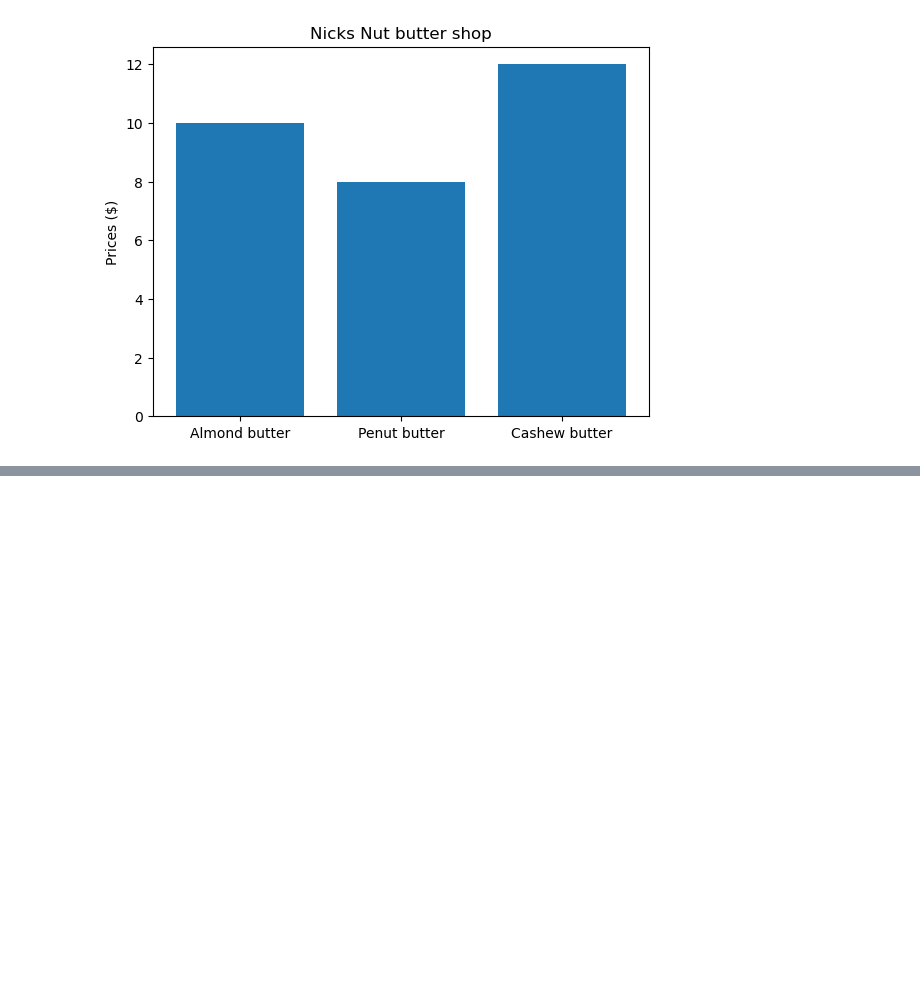
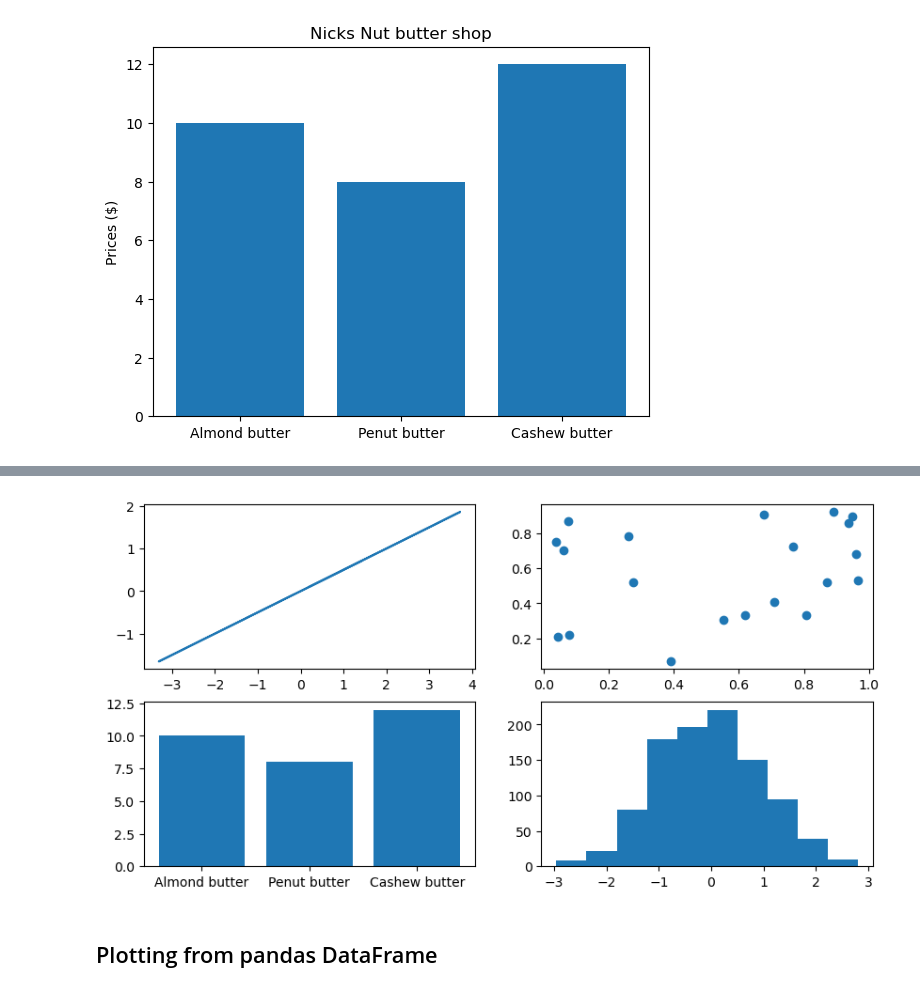
Before and after one commit to nikhilkanbarkar/data-science-and-machine-learning, a Jupyter notebook: 04-Matplotlib/IntroToMatplotlib.ipynb, the cells around one changed output, grey strips where cells are left out. Saved outputs shown, nothing was run; the diff lists cells and outputs as text; code cells hidden in the pictures; blank space fills up the shorter version.

```diff
--- a/04-Matplotlib/IntroToMatplotlib.ipynb
+++ b/04-Matplotlib/IntroToMatplotlib.ipynb
@@ -156,0 +184,14 @@ ax.set(title="Nicks Nut butter shop",
+# %%
+# Subplot option 2
+fig, ax = plt.subplots(nrows=2,
+                       ncols=2,
+                      figsize=(10,5))
+# Plot to each diffferent index
+ax[0, 0].plot(x,x/2);
+ax[0, 1].scatter(np.random.random(20),np.random.random(20));
+ax[1, 0].bar(nut_butter_prices.keys(),nut_butter_prices.values());
+ax[1, 1].hist(np.random.randn(1000));
+# %% [output]
+[figure, added]
+# %% [markdown]
+## Plotting from pandas DataFrame
```
Also changed, not shown: parts of 58 cells of this notebook.
